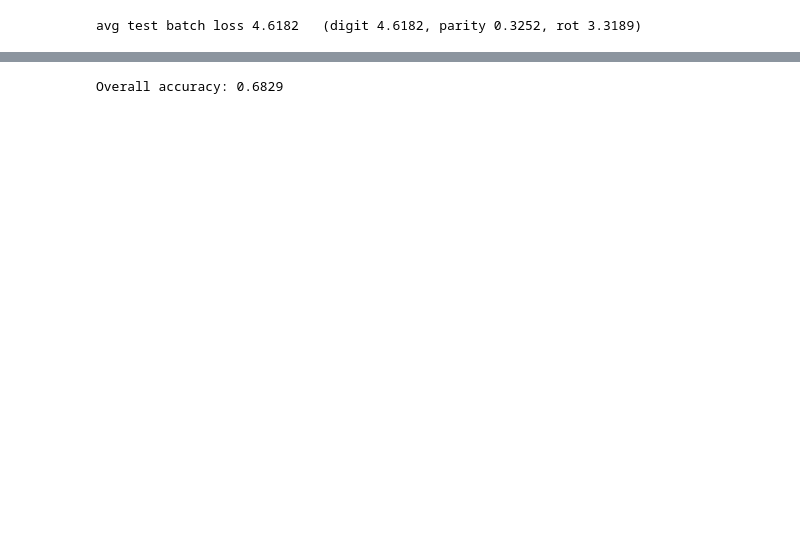
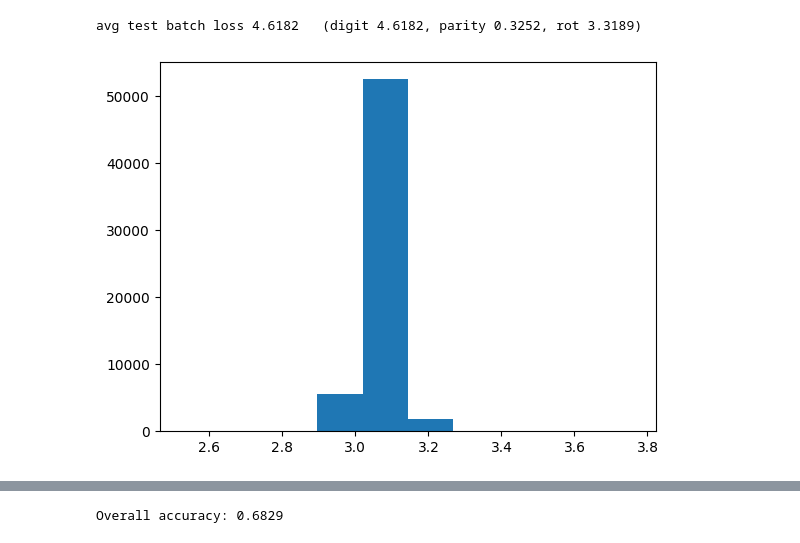
Before and after one commit to tjp095/DSC180A, a Jupyter notebook: rotated-MNIST/rotated-MNIST-test.ipynb, the cells around one changed output, grey strips where cells are left out. Saved outputs shown, nothing was run; the diff lists cells and outputs as text; code cells hidden in the pictures; blank space fills up the shorter version.

```diff
--- a/rotated-MNIST/rotated-MNIST-test.ipynb
+++ b/rotated-MNIST/rotated-MNIST-test.ipynb
@@ -239,0 +253,5 @@ all_labels = torch.cat(all_labels).numpy()
+# %%
+plt.hist(rot_preds_arr)
+plt.show()
+# %% [output]
+[figure, added]
```
Also changed, not shown: parts of 8 cells of this notebook, 1 other file.
